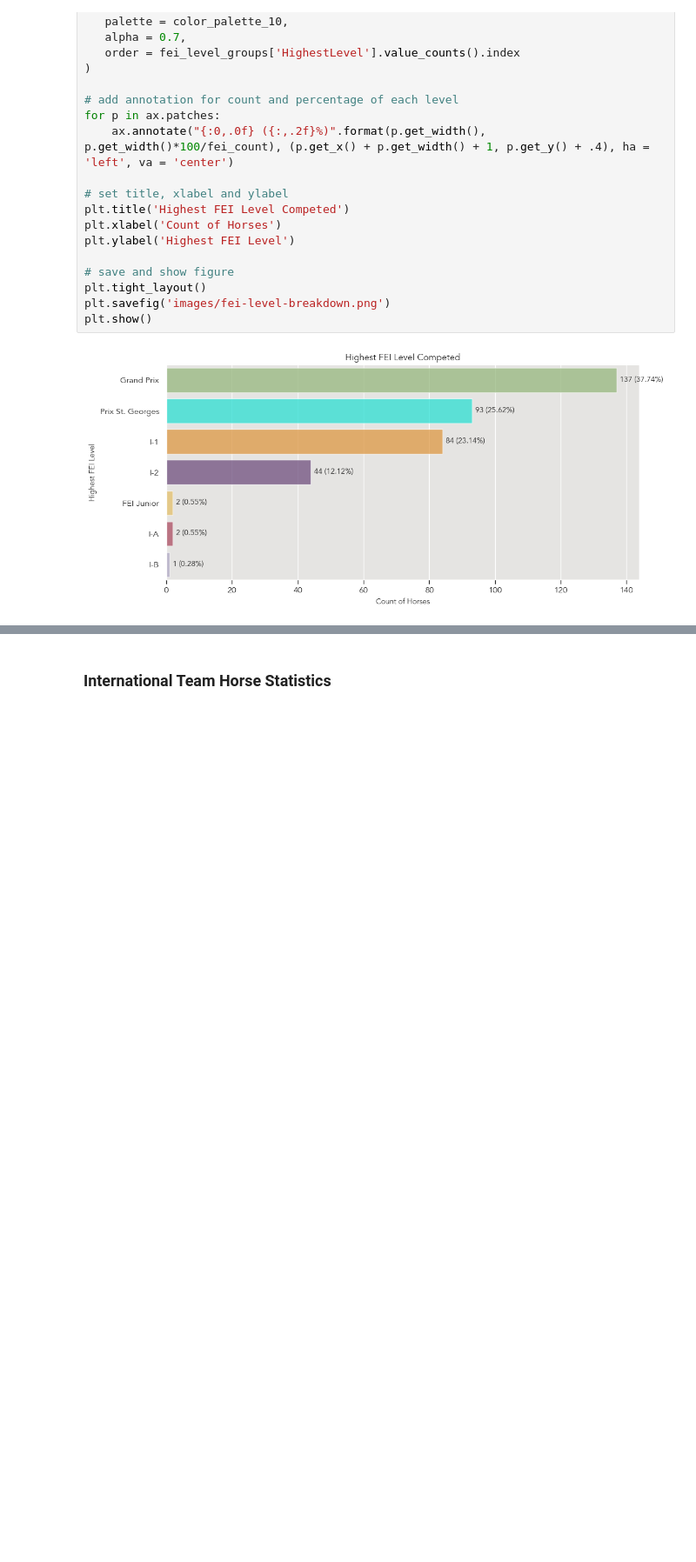
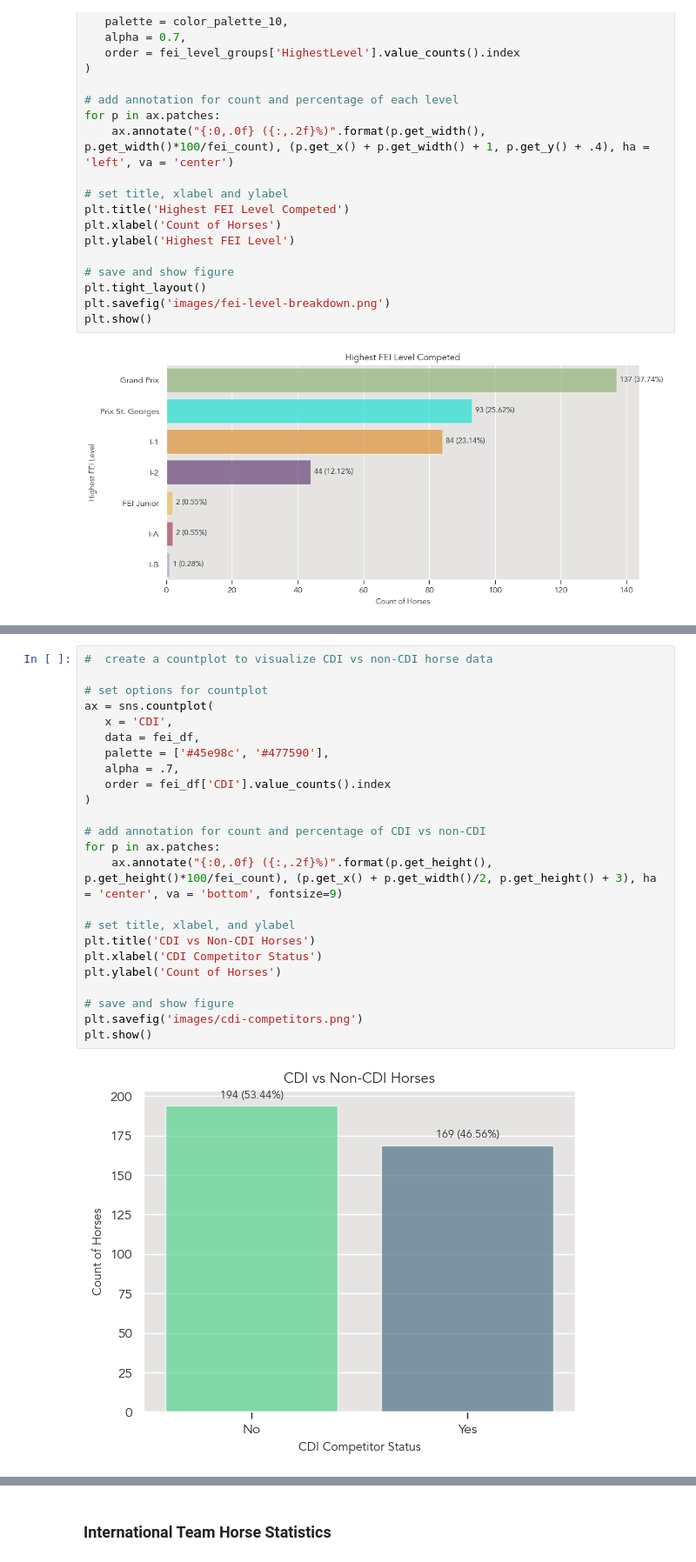
Before and after one commit to siobyrne/young-dressage-horse-program-analysis, a Jupyter notebook: younghorse.ipynb, the cells around one changed output, grey strips where cells are left out. Shown at 87% size. Drawn from its saved outputs; the diff is of its cells as text; blank space fills up the shorter version.

```diff
--- a/younghorse.ipynb
+++ b/younghorse.ipynb
@@ -403,0 +293,26 @@ plt.show()
+# %%
+#  create a countplot to visualize CDI vs non-CDI horse data
+
+# set options for countplot
+ax = sns.countplot(
+   x = 'CDI',
+   data = fei_df,
+   palette = ['#45e98c', '#477590'],
+   alpha = .7,
+   order = fei_df['CDI'].value_counts().index
+)
+
+# add annotation for count and percentage of CDI vs non-CDI
+for p in ax.patches:
+    ax.annotate("{:0,.0f} ({:,.2f}%)".format(p.get_height(), p.get_height()*100/fei_count), (p.get_x() + p.get_width()/2, p.get_height() + 3), ha = 'center', va = 'bottom', fontsize=9)
+
+# set title, xlabel, and ylabel
+plt.title('CDI vs Non-CDI Horses')
+plt.xlabel('CDI Competitor Status')
+plt.ylabel('Count of Horses')
+
+# save and show figure
+plt.savefig('images/cdi-competitors.png')
+plt.show()
+# %% [output]
+[figure, added]
```
Also changed, not shown: parts of 20 cells of this notebook, 2 other files.
